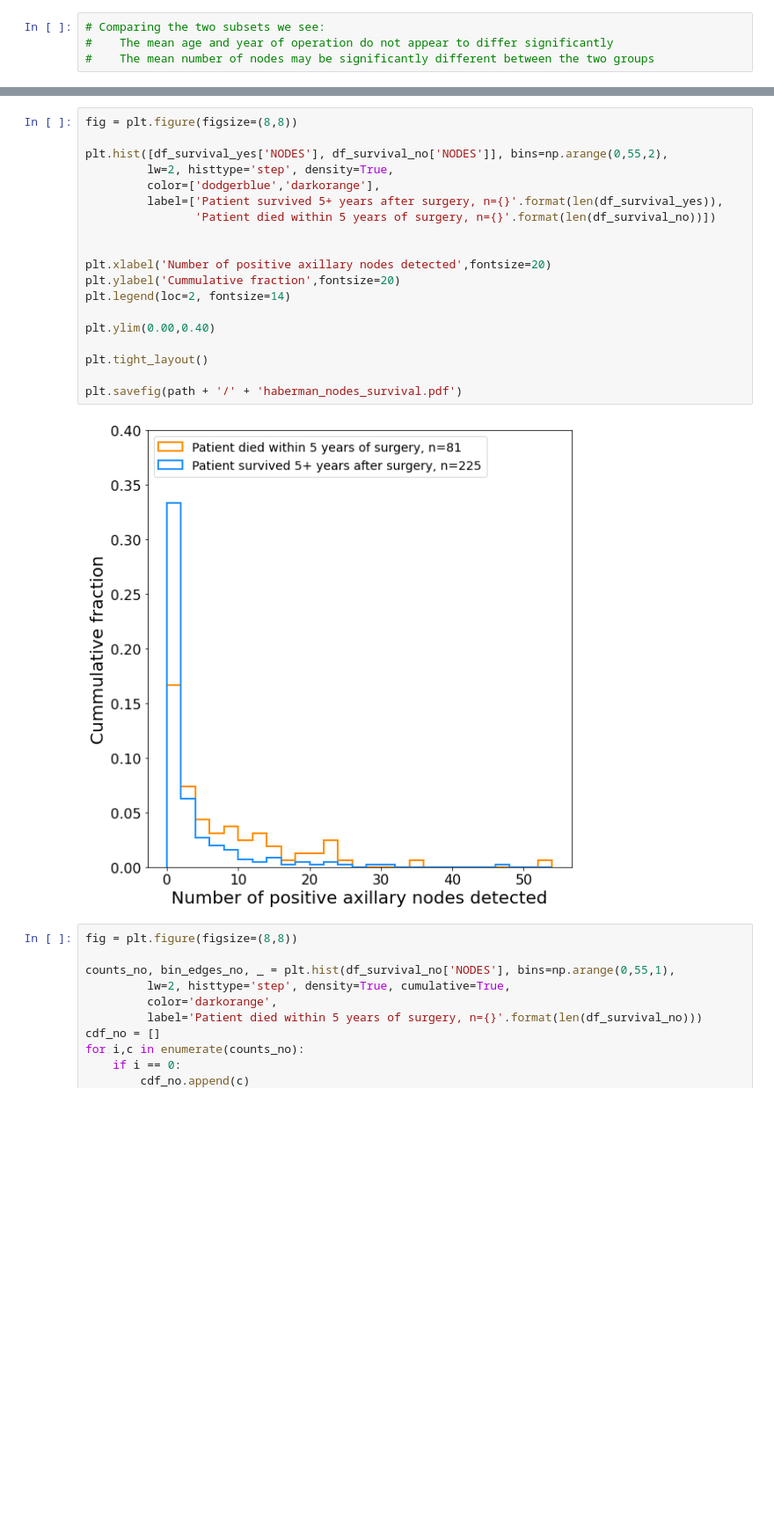
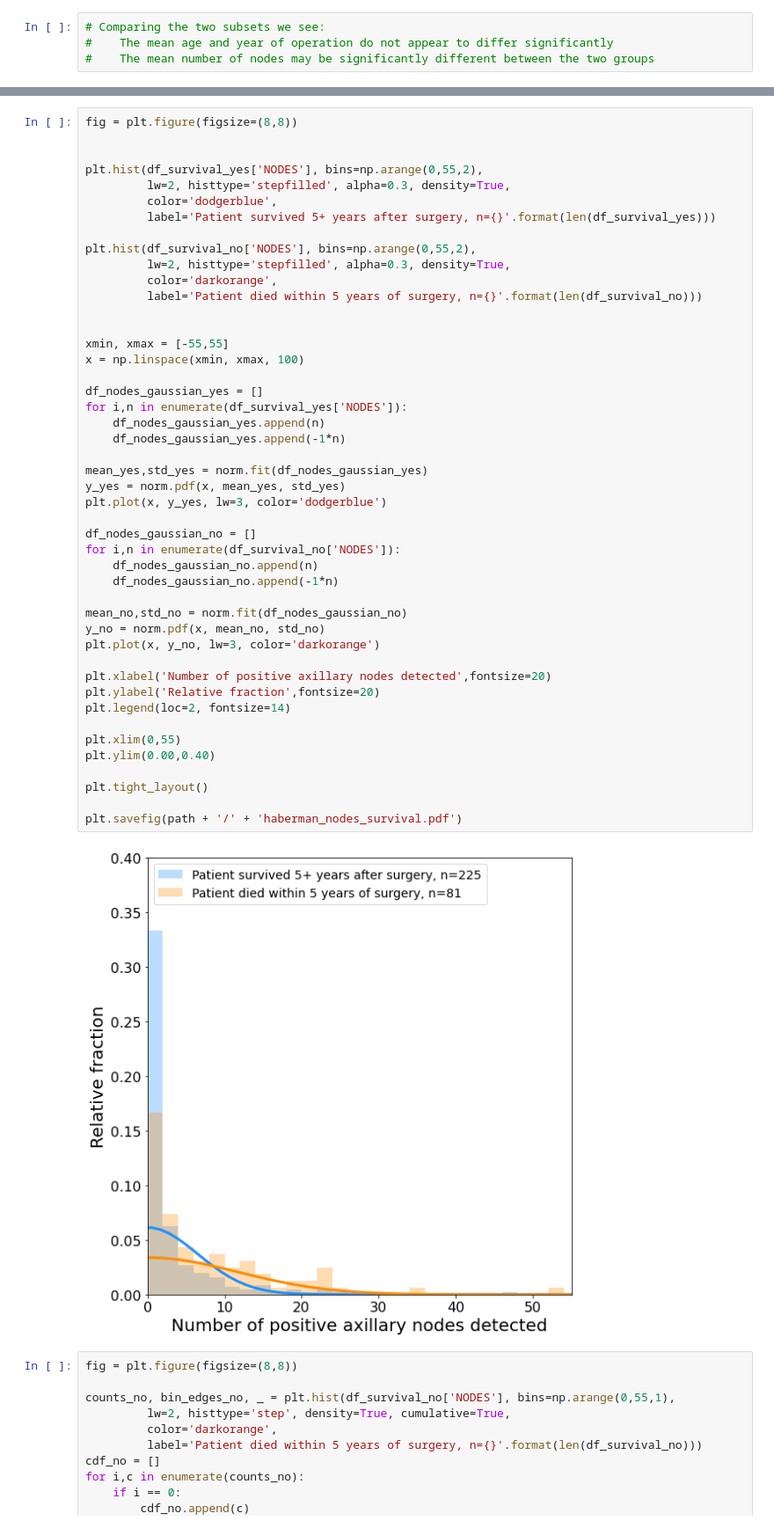
Before and after one commit to hmlewis-astro/haberman_ml, a Jupyter notebook: haberman_analysis.ipynb, the cells around one changed output, grey strips where cells are left out. Shown at 88% size. Drawn from its saved outputs; the diff is of its cells as text; blank space fills up the shorter version.

```diff
--- a/haberman_analysis.ipynb
+++ b/haberman_analysis.ipynb
@@ -133,24 +168,51 @@ plt.savefig(path + '/' + 'haberman_year_survival.pdf', fig=fig)
 # %%
 fig = plt.figure(figsize=(8,8))
 
-plt.hist([df_survival_yes['NODES'], df_survival_no['NODES']], bins=np.arange(0,55,2),
-         lw=2, histtype='step', density=True,
-         color=['dodgerblue','darkorange'],
-         label=['Patient survived 5+ years after surgery, n={}'.format(len(df_survival_yes)),
-                'Patient died within 5 years of surgery, n={}'.format(len(df_survival_no))])
+
+plt.hist(df_survival_yes['NODES'], bins=np.arange(0,55,2),
+         lw=2, histtype='stepfilled', alpha=0.3, density=True,
+         color='dodgerblue',
+         label='Patient survived 5+ years after surgery, n={}'.format(len(df_survival_yes)))
+
+plt.hist(df_survival_no['NODES'], bins=np.arange(0,55,2),
+         lw=2, histtype='stepfilled', alpha=0.3, density=True,
+         color='darkorange',
+         label='Patient died within 5 years of surgery, n={}'.format(len(df_survival_no)))
 
 
+xmin, xmax = [-55,55]
+x = np.linspace(xmin, xmax, 100)
+
+df_nodes_gaussian_yes = []
+for i,n in enumerate(df_survival_yes['NODES']):
+    df_nodes_gaussian_yes.append(n)
+    df_nodes_gaussian_yes.append(-1*n)
+
+mean_yes,std_yes = norm.fit(df_nodes_gaussian_yes)
+y_yes = norm.pdf(x, mean_yes, std_yes)
+plt.plot(x, y_yes, lw=3, color='dodgerblue')
+
+df_nodes_gaussian_no = []
+for i,n in enumerate(df_survival_no['NODES']):
+    df_nodes_gaussian_no.append(n)
+    df_nodes_gaussian_no.append(-1*n)
+
+mean_no,std_no = norm.fit(df_nodes_gaussian_no)
+y_no = norm.pdf(x, mean_no, std_no)
+plt.plot(x, y_no, lw=3, color='darkorange')
+
 plt.xlabel('Number of positive axillary nodes detected',fontsize=20)
-plt.ylabel('Cummulative fraction',fontsize=20)
+plt.ylabel('Relative fraction',fontsize=20)
 plt.legend(loc=2, fontsize=14)
 
+plt.xlim(0,55)
 plt.ylim(0.00,0.40)
 
 plt.tight_layout()
 
 plt.savefig(path + '/' + 'haberman_nodes_survival.pdf')
 # %% [output]
-[figure, old version]
+[figure, new version]
 # %%
 fig = plt.figure(figsize=(8,8))
 
```
Also changed, not shown: parts of 10 cells of this notebook, 3 other files.
